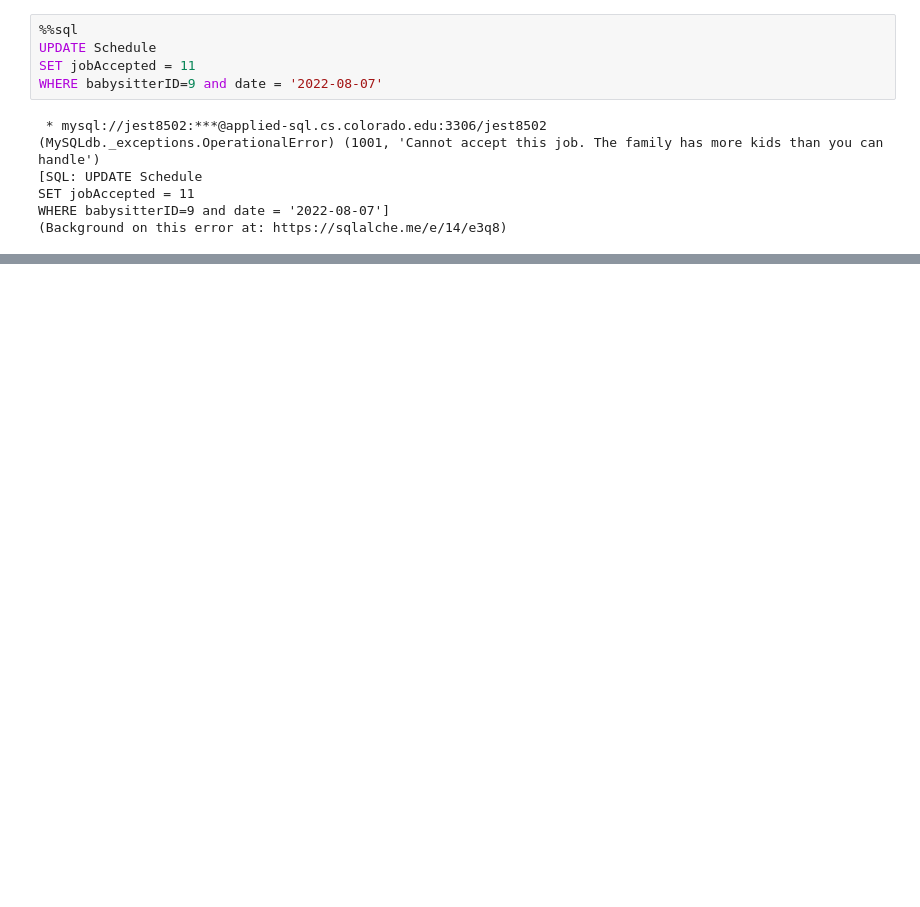
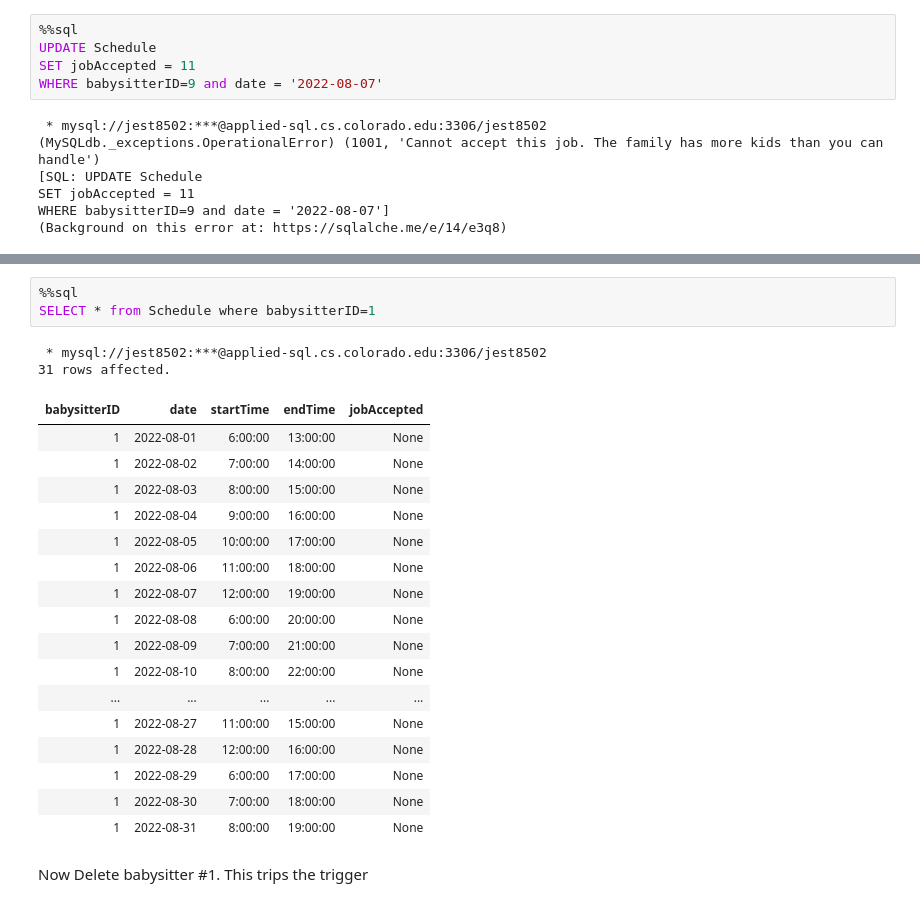
Before and after one commit to jhsmith22/babysitterDB, a Jupyter notebook: babysitterDatabase.ipynb, the cells around one changed output, grey strips where cells are left out. Cells and saved outputs as stored; diff of their text form; blank space fills up the shorter version.

```diff
--- a/babysitterDatabase.ipynb
+++ b/babysitterDatabase.ipynb
@@ -619,3 +835,28 @@ IntegrityError: (MySQLdb._exceptions.IntegrityError) (1451, 'Cannot delete or up
+# %%
+%%sql
+SELECT * from Schedule where babysitterID=1
+# %% [output]
+ * mysql://jest8502:***@applied-sql.cs.colorado.edu:3306/jest8502
+31 rows affected.
+| babysitterID | date | startTime | endTime | jobAccepted |
+| 1 | 2022-08-01 | 6:00:00 | 13:00:00 | None |
+| 1 | 2022-08-02 | 7:00:00 | 14:00:00 | None |
+| 1 | 2022-08-03 | 8:00:00 | 15:00:00 | None |
+| 1 | 2022-08-04 | 9:00:00 | 16:00:00 | None |
+| 1 | 2022-08-05 | 10:00:00 | 17:00:00 | None |
+| 1 | 2022-08-06 | 11:00:00 | 18:00:00 | None |
+| 1 | 2022-08-07 | 12:00:00 | 19:00:00 | None |
+| 1 | 2022-08-08 | 6:00:00 | 20:00:00 | None |
+| 1 | 2022-08-09 | 7:00:00 | 21:00:00 | None |
+| 1 | 2022-08-10 | 8:00:00 | 22:00:00 | None |
+| ... | ... | ... | ... | ... |
+| 1 | 2022-08-27 | 11:00:00 | 15:00:00 | None |
+| 1 | 2022-08-28 | 12:00:00 | 16:00:00 | None |
+| 1 | 2022-08-29 | 6:00:00 | 17:00:00 | None |
+| 1 | 2022-08-30 | 7:00:00 | 18:00:00 | None |
+| 1 | 2022-08-31 | 8:00:00 | 19:00:00 | None |
+# %% [markdown]
+Now Delete babysitter #1. This trips the trigger
 # %%
 %%sql
 DELETE from Babysitter WHERE babysitterID=1
```
Also changed, not shown: parts of 95 cells of this notebook.
